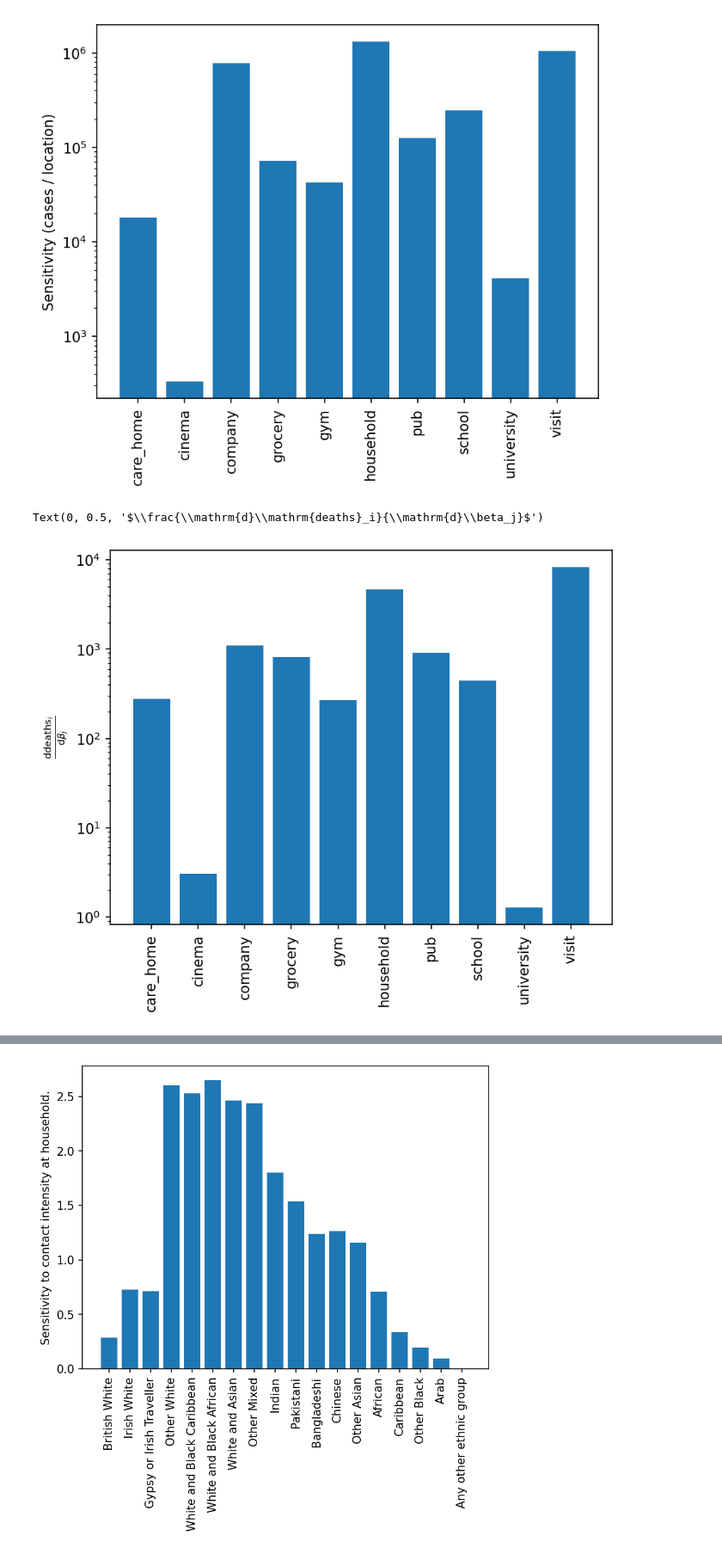
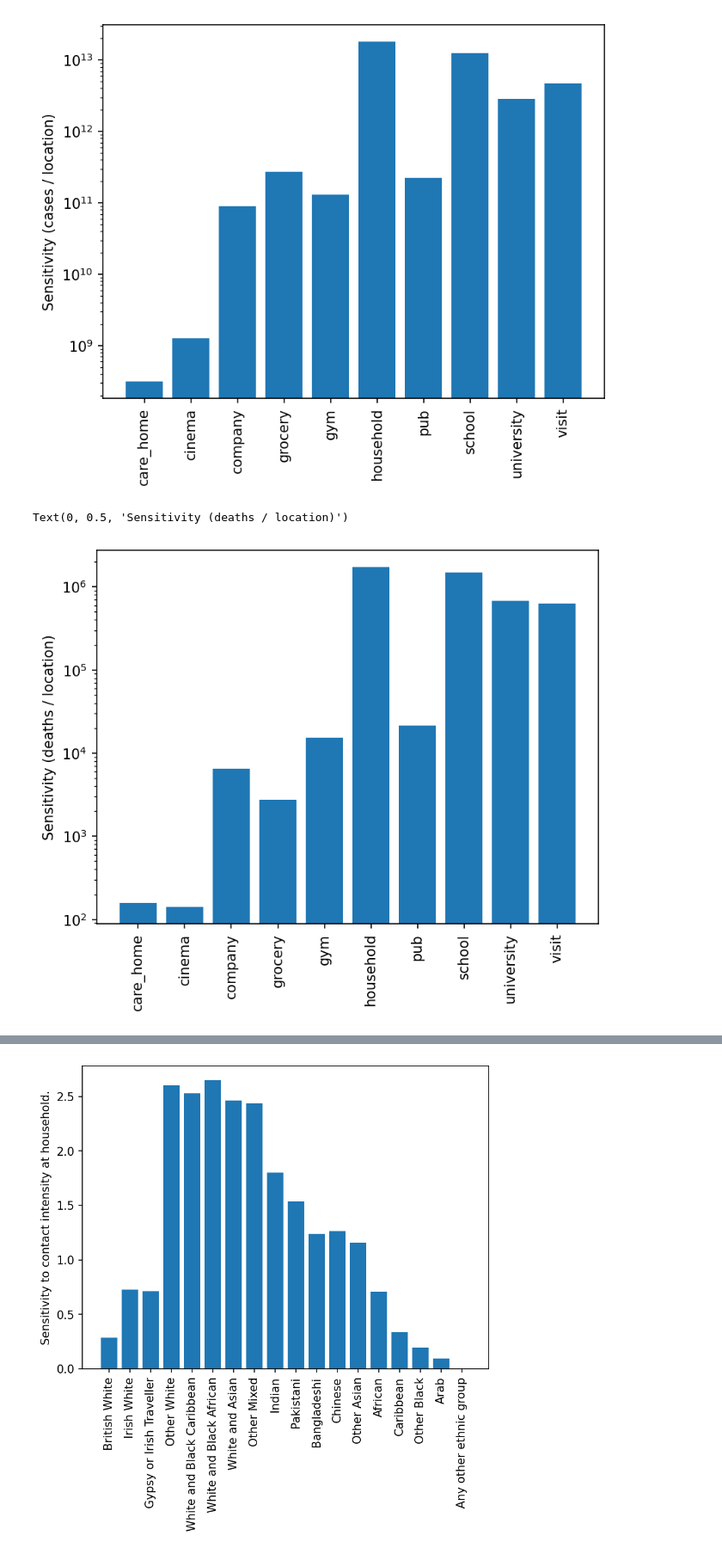
Before and after one commit to LargeAgentCollider/torch_june_analyser, a Jupyter notebook: notebooks/tests.ipynb, the cells around one changed output, grey strips where cells are left out. Shown at 86% size. Drawn from its saved outputs; the diff is of its cells as text; code cells hidden in the pictures.

```diff
--- a/notebooks/tests.ipynb
+++ b/notebooks/tests.ipynb
@@ -16,7 +17,7 @@ cc["system"]["device"] = "cpu"
 an = Analyser.from_parameters(cc)
 an.run()
 # %%
-date = "2020-03-14"
+date = "2020-05-10"
 # %%
 dd = an.get_gradient_cases_by_location(date)
 # %%
@@ -27,16 +28,16 @@ ax.set_yscale("log")
 ax.set_ylabel(r"Sensitivity (cases / location)")
 f.savefig("./total_sensitivity.png", dpi=150)
 # %% [output]
-[figure, old version]
+[figure, new version]
 # %%
-dd = an.get_gradient_deaths_by_location(date)
+dd_deaths = an.get_gradient_deaths_by_location(date)
 # %%
 f, ax = plt.subplots()
-ax.bar(dd.keys(), dd.values())
+ax.bar(dd_deaths.keys(), dd_deaths.values())
 plt.xticks(rotation=90);
 ax.set_yscale("log")
-ax.set_ylabel(r"$\frac{\mathrm{d}\mathrm{deaths}_i}{\mathrm{d}\beta_j}$")
+ax.set_ylabel(r"Sensitivity (deaths / location)")
 # %% [output]
-Text(0, 0.5, '$\\frac{\\mathrm{d}\\mathrm{deaths}_i}{\\mathrm{d}\\beta_j}$')
+Text(0, 0.5, 'Sensitivity (deaths / location)')
-[figure, old version]
+[figure, new version]
 # %%
```
Also changed, not shown: parts of 15 cells of this notebook.
